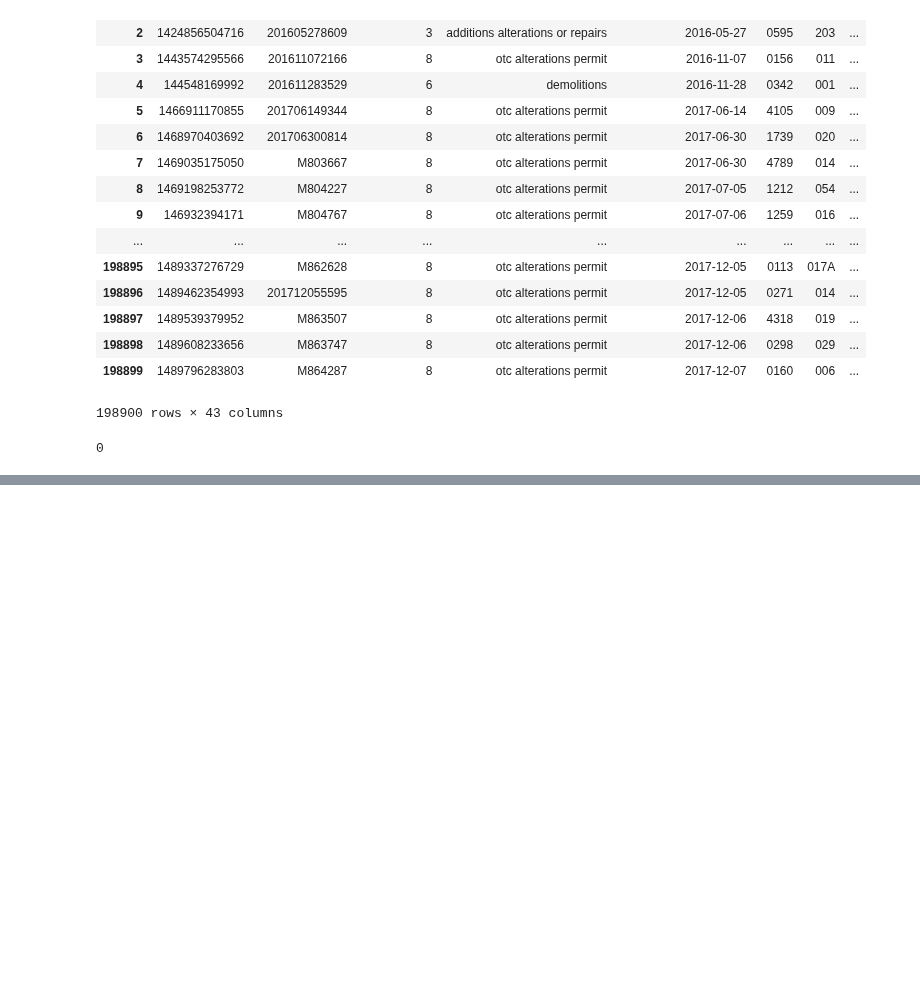
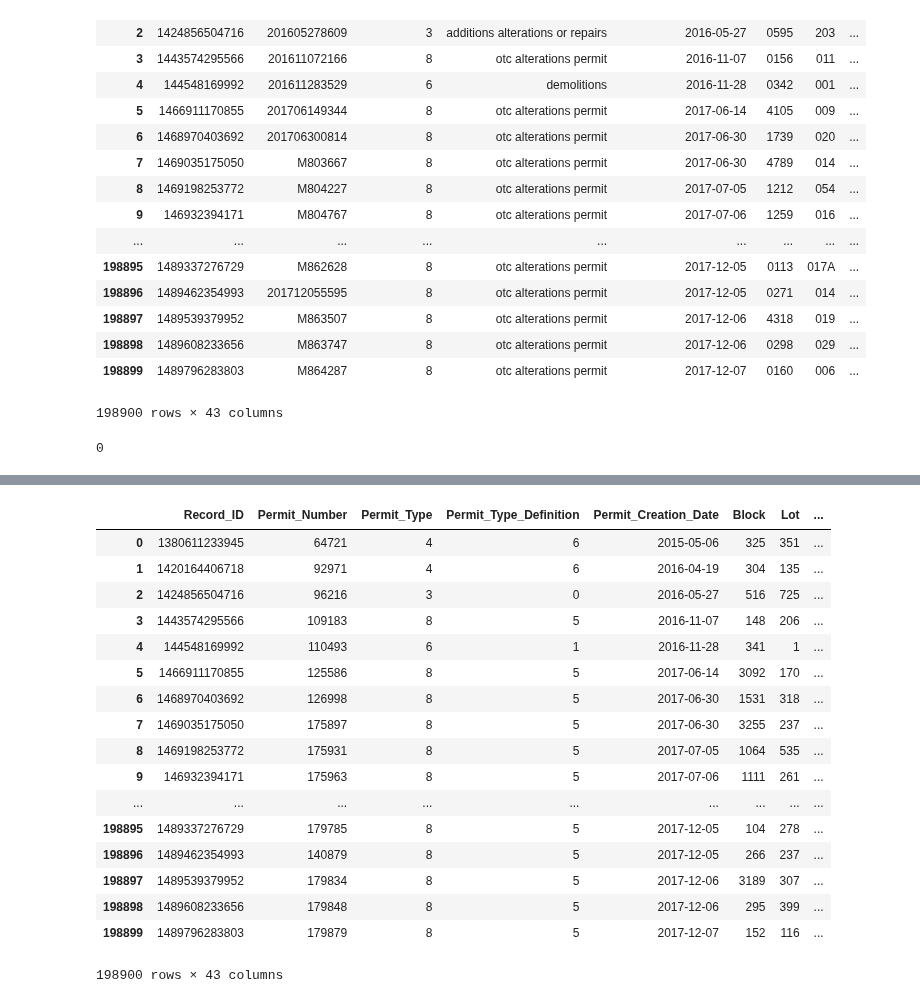
Before and after one commit to MaxAVF/Curaciondedatos, a Jupyter notebook: Laboratorio Limpieza de datos.ipynb, the cells around one changed output, grey strips where cells are left out. Saved outputs shown, nothing was run; the diff lists cells and outputs as text; code cells hidden in the pictures; blank space fills up the shorter version.

```diff
--- a/Laboratorio Limpieza de datos.ipynb
+++ b/Laboratorio Limpieza de datos.ipynb
@@ -288,0 +331,4 @@ databuild.duplicated().sum()
+# %%
+#Columnas categoricas
+categoric_columns = databuild.loc[:,databuild.dtypes == object].columns
+categoric_columns
@@ -288,0 +345,28 @@ databuild.duplicated().sum()
+# %%
+#Codificando todas las columnas categoricas
+# Create a label (category) encoder object
+le = preprocessing.LabelEncoder()
+
+for i in categoric_columns:
+     databuild[i] = le.fit_transform(databuild[i].astype('str'))
+
+databuild
+# %% [output]
+|  | Record_ID | Permit_Number | Permit_Type | Permit_Type_Definition | Permit_Creation_Date | Block | Lot | ... |
+| 0 | 1380611233945 | 64721 | 4 | 6 | 2015-05-06 | 325 | 351 | ... |
+| 1 | 1420164406718 | 92971 | 4 | 6 | 2016-04-19 | 304 | 135 | ... |
+| 2 | 1424856504716 | 96216 | 3 | 0 | 2016-05-27 | 516 | 725 | ... |
+| 3 | 1443574295566 | 109183 | 8 | 5 | 2016-11-07 | 148 | 206 | ... |
+| 4 | 144548169992 | 110493 | 6 | 1 | 2016-11-28 | 341 | 1 | ... |
+| 5 | 1466911170855 | 125586 | 8 | 5 | 2017-06-14 | 3092 | 170 | ... |
+| 6 | 1468970403692 | 126998 | 8 | 5 | 2017-06-30 | 1531 | 318 | ... |
+| 7 | 1469035175050 | 175897 | 8 | 5 | 2017-06-30 | 3255 | 237 | ... |
+| 8 | 1469198253772 | 175931 | 8 | 5 | 2017-07-05 | 1064 | 535 | ... |
+| 9 | 146932394171 | 175963 | 8 | 5 | 2017-07-06 | 1111 | 261 | ... |
+| ... | ... | ... | ... | ... | ... | ... | ... | ... |
+| 198895 | 1489337276729 | 179785 | 8 | 5 | 2017-12-05 | 104 | 278 | ... |
+| 198896 | 1489462354993 | 140879 | 8 | 5 | 2017-12-05 | 266 | 237 | ... |
+| 198897 | 1489539379952 | 179834 | 8 | 5 | 2017-12-06 | 3189 | 307 | ... |
+| 198898 | 1489608233656 | 179848 | 8 | 5 | 2017-12-06 | 295 | 399 | ... |
+| 198899 | 1489796283803 | 179879 | 8 | 5 | 2017-12-07 | 152 | 116 | ... |
+198900 rows × 43 columns
```
Also changed, not shown: parts of 8 cells of this notebook.
